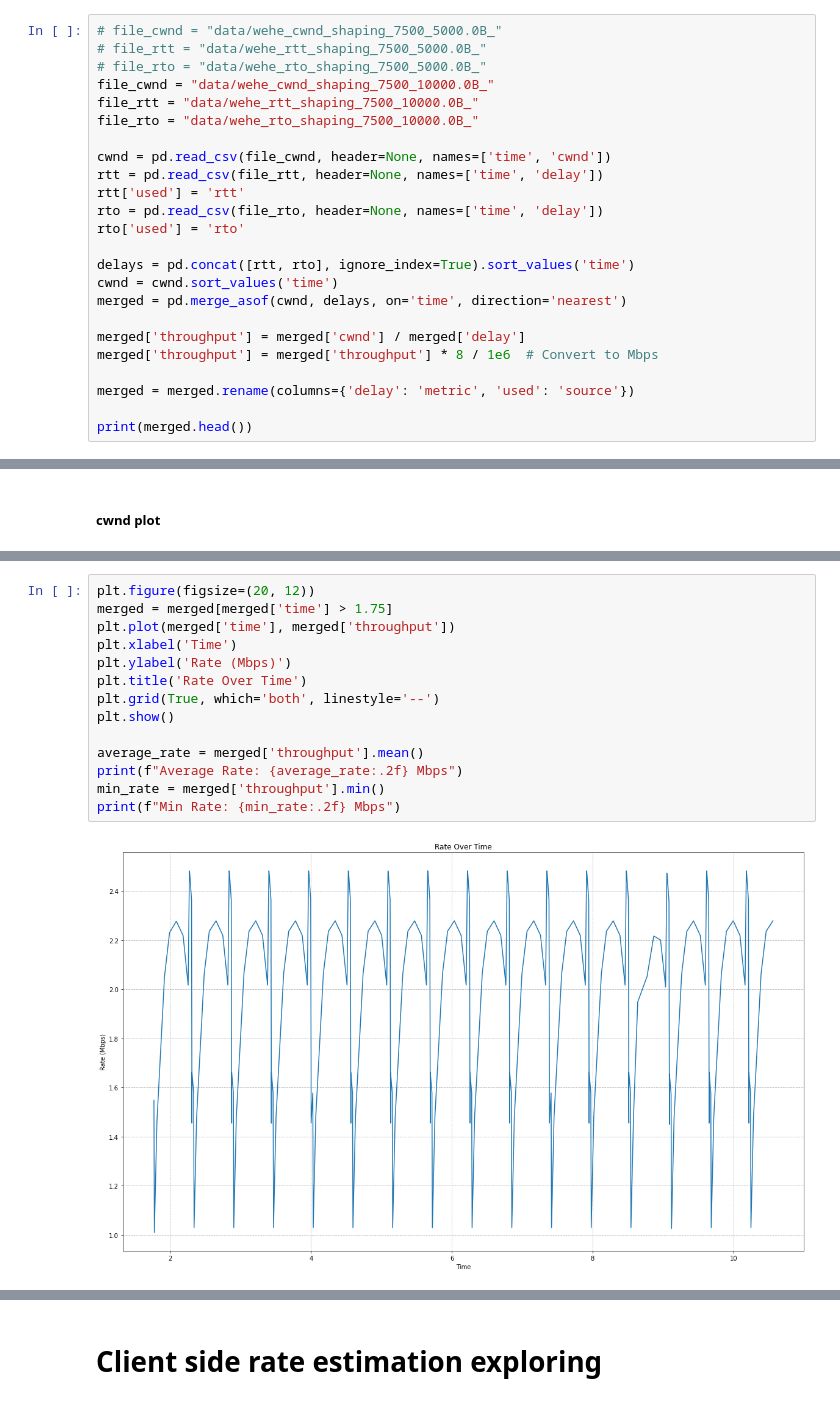
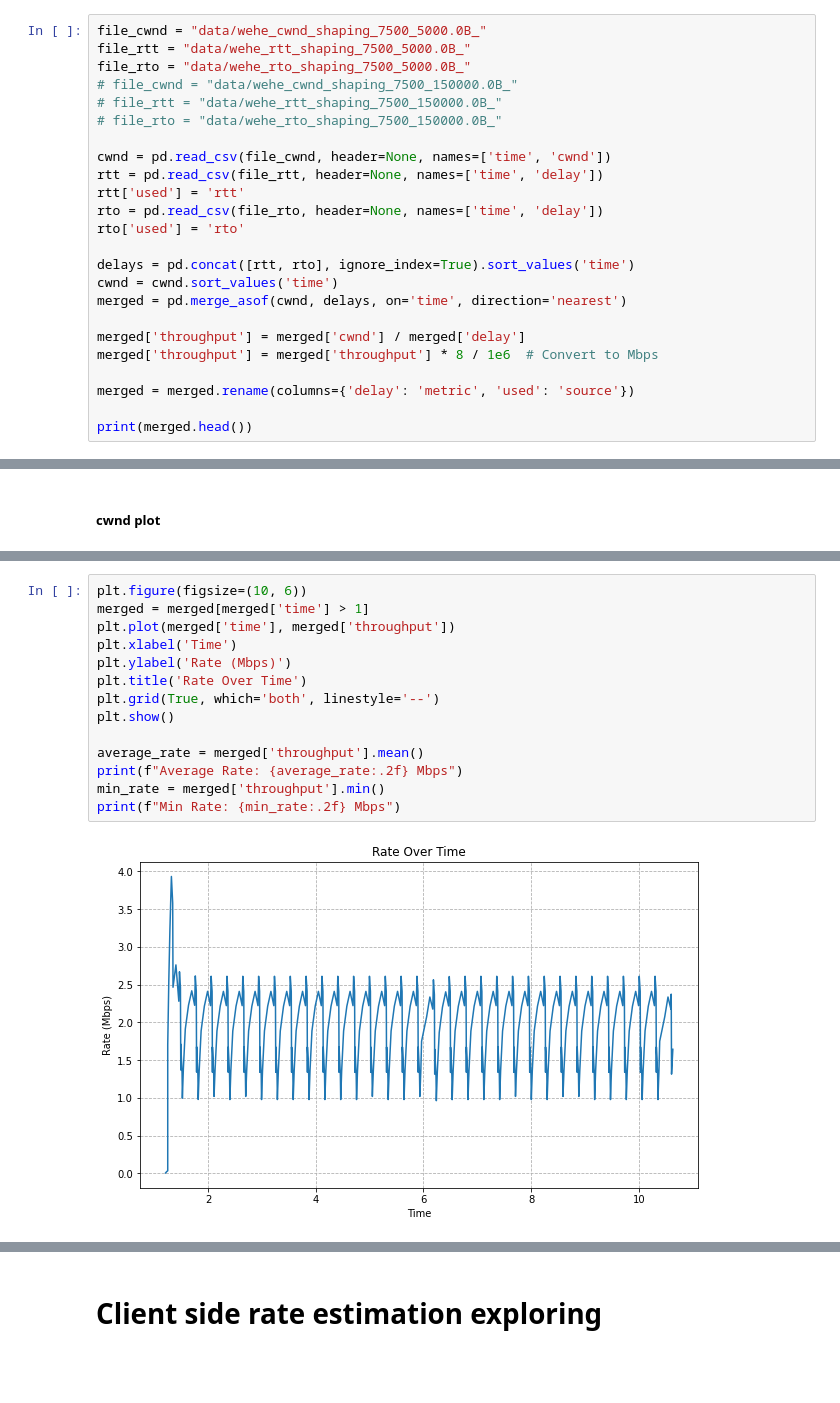
Before and after one commit to MRimk/Traffic-Policing-Inference-Simulation, a Jupyter notebook: note_analyse_results.ipynb, the cells around one changed output, grey strips where cells are left out. Drawn from its saved outputs; the diff is of its cells as text; blank space fills up the shorter version.

Commit message:
reran everything with 200Mb/s links, ran cumulative + cwnd estimators

```diff
--- a/note_analyse_results.ipynb
+++ b/note_analyse_results.ipynb
@@ -328,12 +362,12 @@ plot_estimated_rate(df_custom, log=False)
 # %% [markdown]
 # CWND
 # %%
-# file_cwnd = "data/wehe_cwnd_shaping_7500_5000.0B_"
-# file_rtt = "data/wehe_rtt_shaping_7500_5000.0B_"
-# file_rto = "data/wehe_rto_shaping_7500_5000.0B_"
-file_cwnd = "data/wehe_cwnd_shaping_7500_10000.0B_"
-file_rtt = "data/wehe_rtt_shaping_7500_10000.0B_"
-file_rto = "data/wehe_rto_shaping_7500_10000.0B_"
+file_cwnd = "data/wehe_cwnd_shaping_7500_5000.0B_"
+file_rtt = "data/wehe_rtt_shaping_7500_5000.0B_"
+file_rto = "data/wehe_rto_shaping_7500_5000.0B_"
+# file_cwnd = "data/wehe_cwnd_shaping_7500_150000.0B_"
+# file_rtt = "data/wehe_rtt_shaping_7500_150000.0B_"
+# file_rto = "data/wehe_rto_shaping_7500_150000.0B_"
 
 cwnd = pd.read_csv(file_cwnd, header=None, names=['time', 'cwnd'])
 rtt = pd.read_csv(file_rtt, header=None, names=['time', 'delay'])
@@ -384,16 +411,16 @@ plt.show()
 # %%
-plt.figure(figsize=(20, 12))
-merged = merged[merged['time'] > 1.75]
+plt.figure(figsize=(10, 6))
+merged = merged[merged['time'] > 1]
 plt.plot(merged['time'], merged['throughput'])
 plt.xlabel('Time')
 plt.ylabel('Rate (Mbps)')
 plt.title('Rate Over Time')
 plt.grid(True, which='both', linestyle='--')
 plt.show()
 
 average_rate = merged['throughput'].mean()
 print(f"Average Rate: {average_rate:.2f} Mbps")
 min_rate = merged['throughput'].min()
 print(f"Min Rate: {min_rate:.2f} Mbps")
 # %% [output]
-[figure, old version]
+[figure, new version]
```
Also changed, not shown: parts of 30 cells of this notebook, 32 other files.
